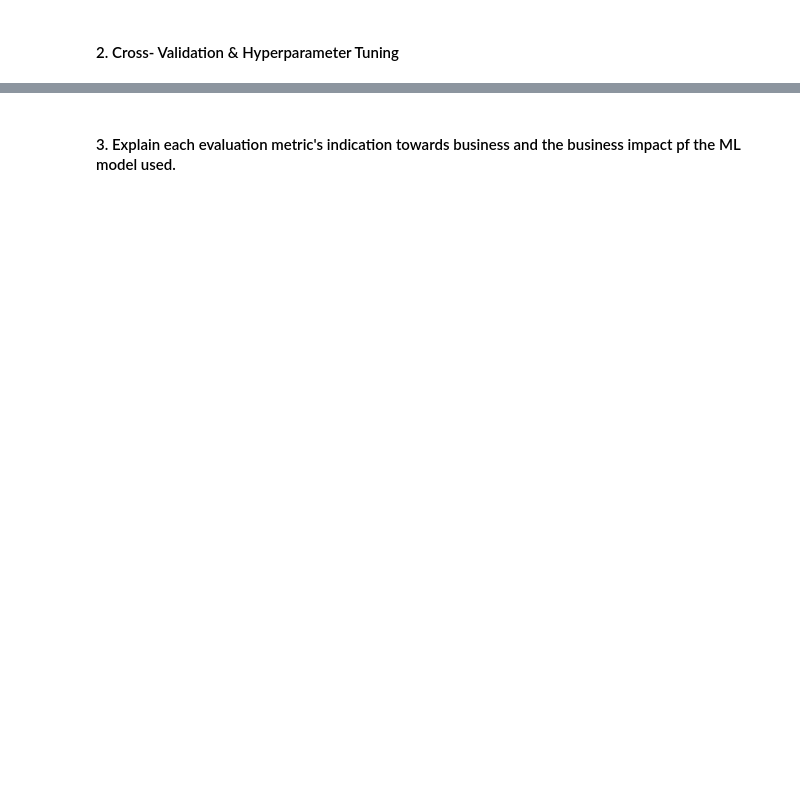
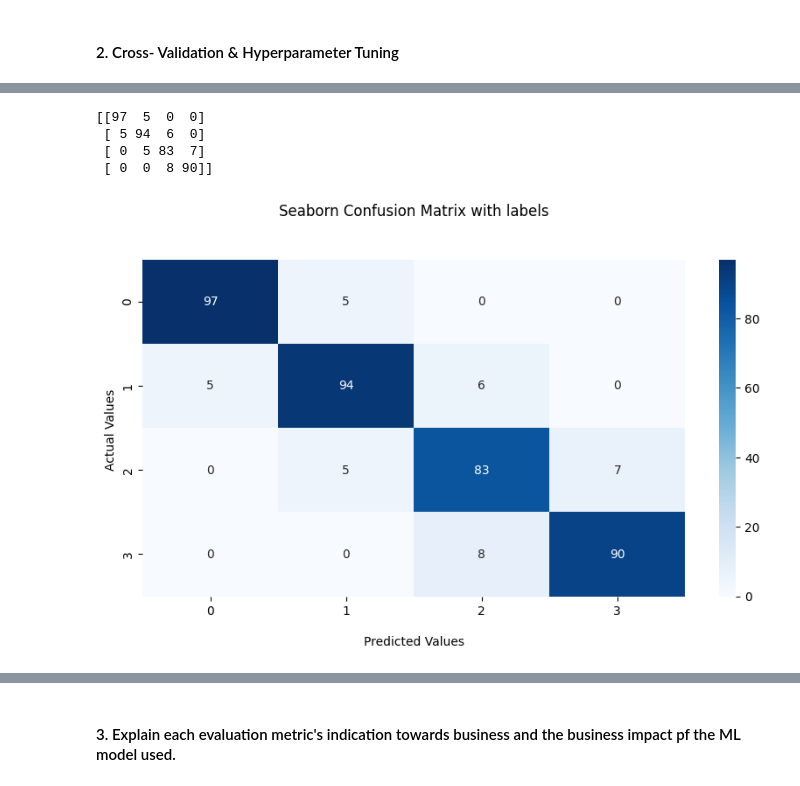
Before and after one commit to kapilkukreja469/Mobile_price_range_prediction, a Jupyter notebook: Mobile_price_range_prediction_by_kapil_kukreja.ipynb, the cells around one changed output, grey strips where cells are left out. Drawn from its saved outputs; the diff is of its cells as text; code cells hidden in the pictures; blank space fills up the shorter version.

```diff
--- a/Mobile_price_range_prediction_by_kapil_kukreja.ipynb
+++ b/Mobile_price_range_prediction_by_kapil_kukreja.ipynb
@@ -1247,8 +1262,8 @@ screen_size and Pixels is important feature because it can be used directly to d
 # Transform Your data
 
 # Defining Independent variabel x and dependent variable y
-x = df.drop(['price_range'], axis = 1).values
-y = df['price_range'].values
+X = df.drop(['price_range'], axis = 1)
+y = df['price_range']
 # %% [markdown]
 #### Do you think that your data needs to be transformed? If yes, which transformation have you used. Explain Why?
 # %% [markdown]
@@ -1259,7 +1274,7 @@ I define independent variabels x and dependent variable price_range to y.
 # Scaling your data
 from sklearn.preprocessing import MinMaxScaler
 scaler = MinMaxScaler()
-X_scaled = scaler.fit_transform(x)
+X_scaled = scaler.fit_transform(X)
 # %% [markdown]
 ##### Which method have you used to scale you data and why?
 # %% [markdown]
@@ -1453,0 +1501,24 @@ In conclusion, while accuracy is an important evaluation metric - precision, rec
+# %%
+# Define the XGBoost classifier
+xgb = XGBClassifier()
+
+# Define the hyperparameter search space
+params = {
+    'max_depth': [3, 5, 7],
+    'learning_rate': [0.1, 0.01, 0.001],
+    'n_estimators': [100, 500, 1000],
+}
+
+# Perform cross-validation and hyperparameter tuning
+grid_search = GridSearchCV(xgb, params, cv=5, scoring='accuracy')
+grid_search.fit(X_train, y_train)
+
+# Print the best hyperparameters and CV score
+print("Best hyperparameters:", grid_search.best_params_)
+print("Cross-validation score:", grid_search.best_score_)
+
+# Evaluate the tuned model on the test set
+y_pred_test = grid_search.predict(X_test)
+score = classification_report(y_test, y_pred_test)
+print('Classification Report for XGBoost(Test set)= ')
+print(score)
@@ -1453,0 +1539,21 @@ In conclusion, while accuracy is an important evaluation metric - precision, rec
+# %%
+#Generate the confusion matrix
+cf_matrix = confusion_matrix(y_test, y_pred_test)
+print(cf_matrix)
+
+# visualization of the Confusion Matrix.
+ax = sns.heatmap(cf_matrix, annot=True, cmap='Blues')
+ax.set_title('Seaborn Confusion Matrix with labels\n\n');
+ax.set_xlabel('\nPredicted Values')
+ax.set_ylabel('Actual Values ');
+
+# Ticket labels - List must be in alphabetical order
+ax.xaxis.set_ticklabels([0,1,2,3])
+ax.yaxis.set_ticklabels([0,1,2,3])
+plt.show()
+# %% [output]
+[[97  5  0  0]
+ [ 5 94  6  0]
+ [ 0  5 83  7]
+ [ 0  0  8 90]]
+[figure, added]
```
Also changed, not shown: parts of 60 cells of this notebook.
